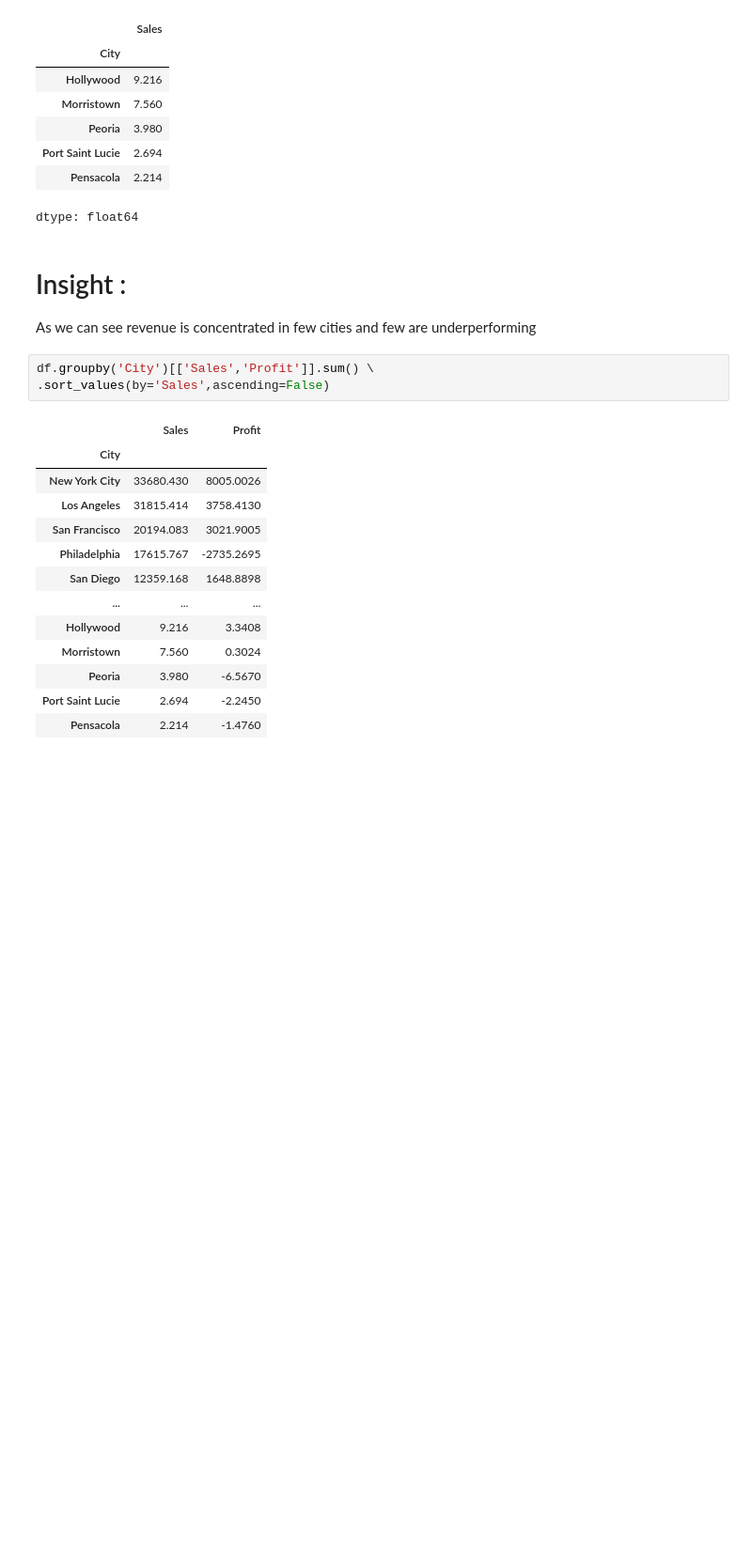
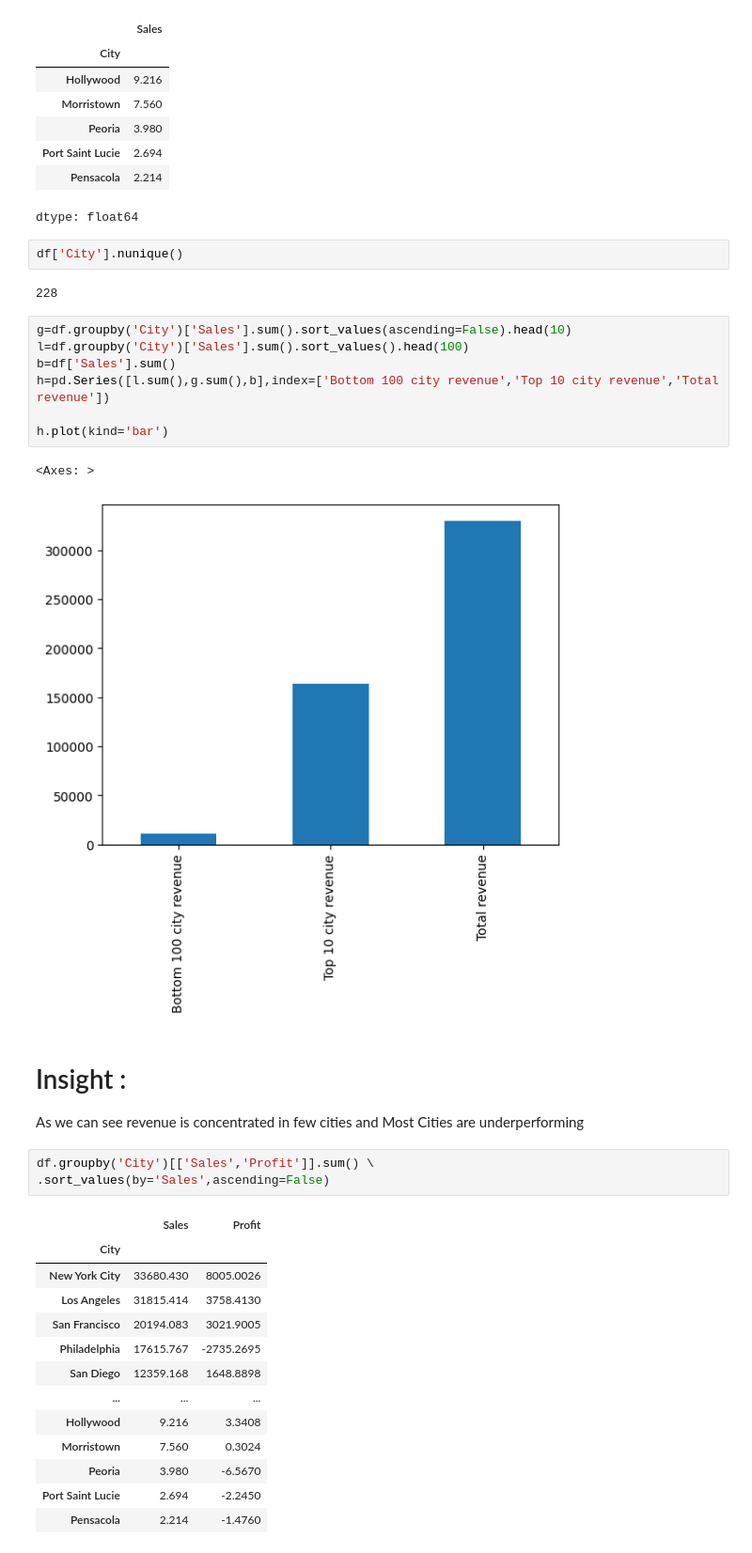
Before and after one commit to vyomvy/superstore-analysis, a Jupyter notebook: analysis.ipynb, the cells around one changed output. Shown at 94% size. Cells and saved outputs as stored; diff of their text form; blank space fills up the shorter version.

```diff
--- a/analysis.ipynb
+++ b/analysis.ipynb
@@ -97,9 +103,23 @@ df.groupby('City')['Sales'].sum().sort_values(ascending=False).tail(5)
 | Port Saint Lucie | 2.694 |
 | Pensacola | 2.214 |
 dtype: float64
+# %%
+df['City'].nunique()
+# %% [output]
+228
+# %%
+g=df.groupby('City')['Sales'].sum().sort_values(ascending=False).head(10)
+l=df.groupby('City')['Sales'].sum().sort_values().head(100)
+b=df['Sales'].sum()
+h=pd.Series([l.sum(),g.sum(),b],index=['Bottom 100 city revenue','Top 10 city revenue','Total revenue'])
+
+h.plot(kind='bar')
+# %% [output]
+<Axes: >
+[figure, added]
 # %% [markdown]
 # Insight :
- As we can see revenue is concentrated in few cities and few are underperforming
+ As we can see revenue is concentrated in few cities and Most Cities are underperforming
 # %%
 df.groupby('City')[['Sales','Profit']].sum() \
 .sort_values(by='Sales',ascending=False)
```
Also changed, not shown: parts of 12 cells of this notebook.
